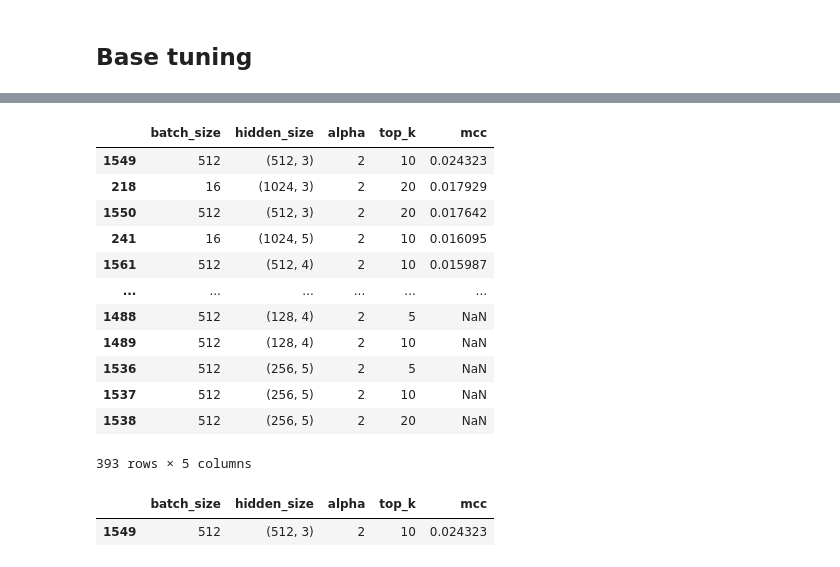
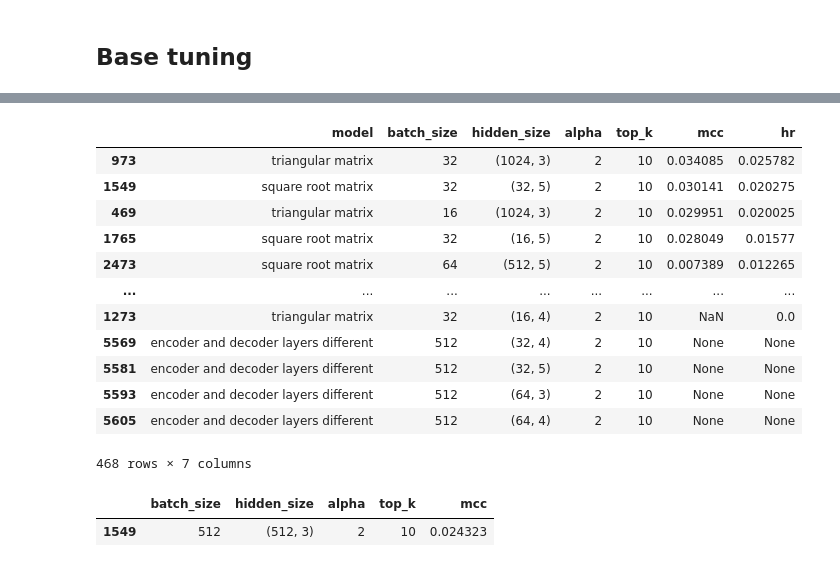
Before and after one commit to elizacc/Structured-Autoencoders-for-Rating-aware-Recommendations, a Jupyter notebook: logs.ipynb, the cells around one changed output, grey strips where cells are left out. Saved outputs shown, nothing was run; the diff lists cells and outputs as text; code cells hidden in the pictures.

```diff
--- a/logs.ipynb
+++ b/logs.ipynb
@@ -55,20 +61,20 @@ alpha
 Name: mcc, dtype: float64
-# %%
-res[res['alpha']==2].sort_values('mcc', ascending=False)
-# %% [output]
-|  | batch_size | hidden_size | alpha | top_k | mcc |
-| 1549 | 512 | (512, 3) | 2 | 10 | 0.024323 |
-| 218 | 16 | (1024, 3) | 2 | 20 | 0.017929 |
-| 1550 | 512 | (512, 3) | 2 | 20 | 0.017642 |
-| 241 | 16 | (1024, 5) | 2 | 10 | 0.016095 |
-| 1561 | 512 | (512, 4) | 2 | 10 | 0.015987 |
-| ... | ... | ... | ... | ... | ... |
-| 1488 | 512 | (128, 4) | 2 | 5 | NaN |
-| 1489 | 512 | (128, 4) | 2 | 10 | NaN |
-| 1536 | 512 | (256, 5) | 2 | 5 | NaN |
-| 1537 | 512 | (256, 5) | 2 | 10 | NaN |
-| 1538 | 512 | (256, 5) | 2 | 20 | NaN |
-393 rows × 5 columns
+# %%
+res[(res['alpha']==2)&(res['top_k']==10)].sort_values('hr', ascending=False)
+# %% [output]
+|  | model | batch_size | hidden_size | alpha | top_k | mcc | hr |
+| 973 | triangular matrix | 32 | (1024, 3) | 2 | 10 | 0.034085 | 0.025782 |
+| 1549 | square root matrix | 32 | (32, 5) | 2 | 10 | 0.030141 | 0.020275 |
+| 469 | triangular matrix | 16 | (1024, 3) | 2 | 10 | 0.029951 | 0.020025 |
+| 1765 | square root matrix | 32 | (16, 5) | 2 | 10 | 0.028049 | 0.01577 |
+| 2473 | square root matrix | 64 | (512, 5) | 2 | 10 | 0.007389 | 0.012265 |
+| ... | ... | ... | ... | ... | ... | ... | ... |
+| 1273 | triangular matrix | 32 | (16, 4) | 2 | 10 | NaN | 0.0 |
+| 5569 | encoder and decoder layers different | 512 | (32, 4) | 2 | 10 | None | None |
+| 5581 | encoder and decoder layers different | 512 | (32, 5) | 2 | 10 | None | None |
+| 5593 | encoder and decoder layers different | 512 | (64, 3) | 2 | 10 | None | None |
+| 5605 | encoder and decoder layers different | 512 | (64, 4) | 2 | 10 | None | None |
+468 rows × 7 columns
 # %%
 res[res['mcc']==best.loc[2]]
 # %% [output]
```
Also changed, not shown: parts of 11 cells of this notebook, 1 other file.
